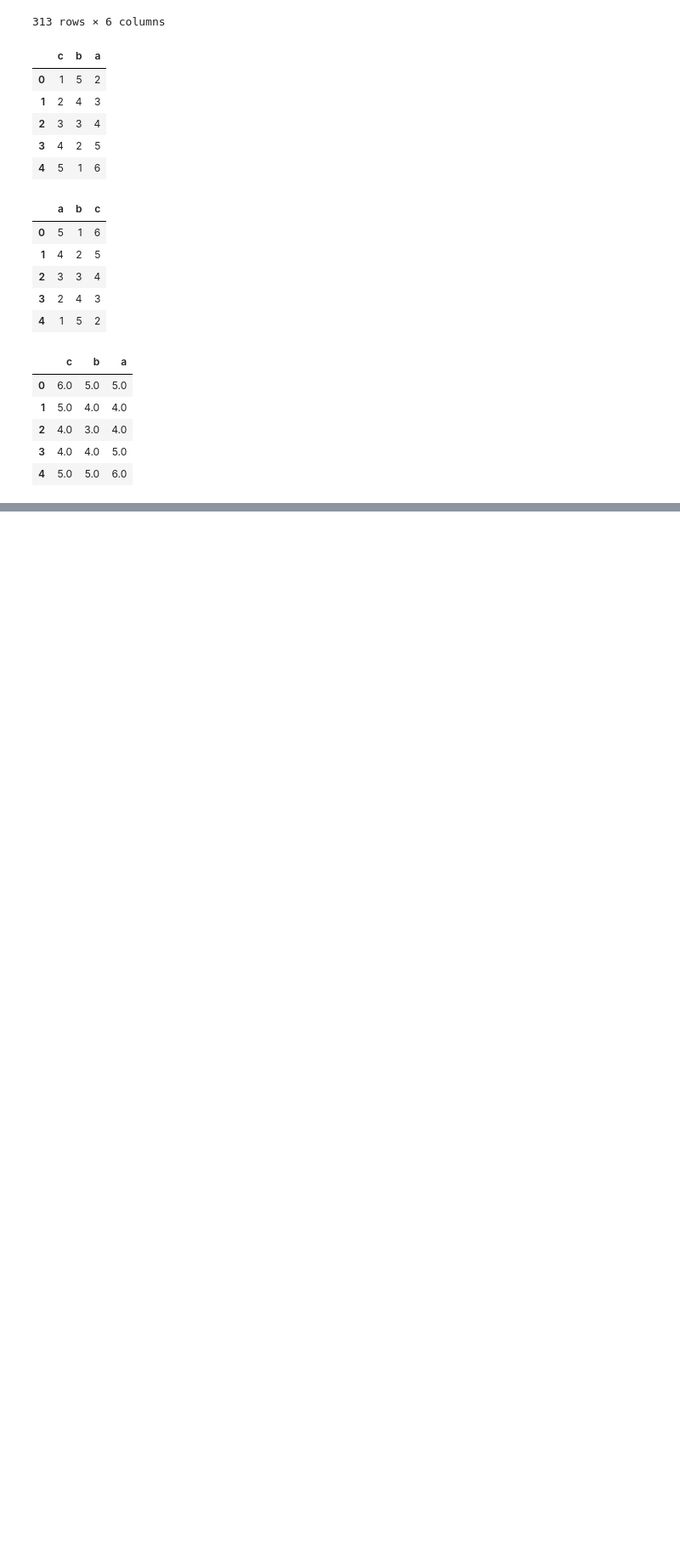
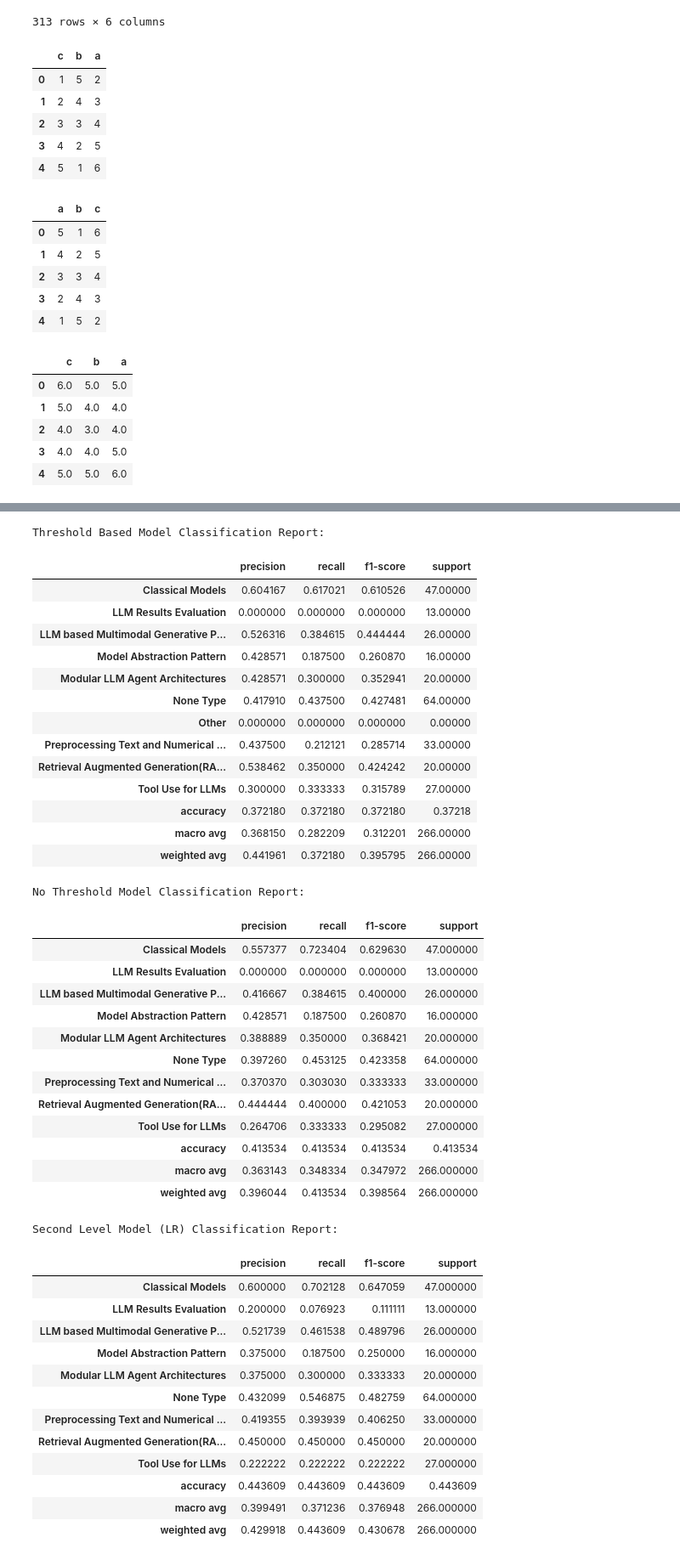
Before and after one commit to HasinthakaPiyumal/AI-Pattern-Mining-Project, a Jupyter notebook: notebooks/_test.ipynb, the cells around one changed output, grey strips where cells are left out. Shown at 85% size. Drawn from its saved outputs; the diff is of its cells as text; code cells hidden in the pictures; blank space fills up the shorter version.

```diff
--- a/notebooks/_test.ipynb
+++ b/notebooks/_test.ipynb
@@ -125,0 +149,55 @@ max_vals
+# %%
+from sklearn.metrics import classification_report
+
+print("Threshold Based Model Classification Report:")
+display(pd.DataFrame(classification_report(prediction_df['pattern'], prediction_df['threshold_class'],output_dict=True, zero_division=0)).T)
+print("No Threshold Model Classification Report:")
+display(pd.DataFrame(classification_report(prediction_df['pattern'], prediction_df['without_threshold_class'],output_dict=True, zero_division=0)).T)
+print("Second Level Model (LR) Classification Report:")
+display(pd.DataFrame(classification_report(prediction_df['pattern'], prediction_df['second_level_model_class_lr'],output_dict=True, zero_division=0)).T)
+print("Second Level Model (RR) Classification Report:")
+display(pd.DataFrame(classification_report(prediction_df['pattern'], prediction_df['second_level_model_class_rr'],output_dict=True, zero_division=0)).T)
+# %% [output]
+Threshold Based Model Classification Report:
+|  | precision | recall | f1-score | support |
+| Classical Models | 0.604167 | 0.617021 | 0.610526 | 47.00000 |
+| LLM Results Evaluation | 0.000000 | 0.000000 | 0.000000 | 13.00000 |
+| LLM based Multimodal Generative P... | 0.526316 | 0.384615 | 0.444444 | 26.00000 |
+| Model Abstraction Pattern | 0.428571 | 0.187500 | 0.260870 | 16.00000 |
+| Modular LLM Agent Architectures | 0.428571 | 0.300000 | 0.352941 | 20.00000 |
+| None Type | 0.417910 | 0.437500 | 0.427481 | 64.00000 |
+| Other | 0.000000 | 0.000000 | 0.000000 | 0.00000 |
+| Preprocessing Text and Numerical ... | 0.437500 | 0.212121 | 0.285714 | 33.00000 |
+| Retrieval Augmented Generation(RA... | 0.538462 | 0.350000 | 0.424242 | 20.00000 |
+| Tool Use for LLMs | 0.300000 | 0.333333 | 0.315789 | 27.00000 |
+| accuracy | 0.372180 | 0.372180 | 0.372180 | 0.37218 |
+| macro avg | 0.368150 | 0.282209 | 0.312201 | 266.00000 |
+| weighted avg | 0.441961 | 0.372180 | 0.395795 | 266.00000 |
+No Threshold Model Classification Report:
+|  | precision | recall | f1-score | support |
+| Classical Models | 0.557377 | 0.723404 | 0.629630 | 47.000000 |
+| LLM Results Evaluation | 0.000000 | 0.000000 | 0.000000 | 13.000000 |
+| LLM based Multimodal Generative P... | 0.416667 | 0.384615 | 0.400000 | 26.000000 |
+| Model Abstraction Pattern | 0.428571 | 0.187500 | 0.260870 | 16.000000 |
+| Modular LLM Agent Architectures | 0.388889 | 0.350000 | 0.368421 | 20.000000 |
+| None Type | 0.397260 | 0.453125 | 0.423358 | 64.000000 |
+| Preprocessing Text and Numerical ... | 0.370370 | 0.303030 | 0.333333 | 33.000000 |
+| Retrieval Augmented Generation(RA... | 0.444444 | 0.400000 | 0.421053 | 20.000000 |
+| Tool Use for LLMs | 0.264706 | 0.333333 | 0.295082 | 27.000000 |
+| accuracy | 0.413534 | 0.413534 | 0.413534 | 0.413534 |
+| macro avg | 0.363143 | 0.348334 | 0.347972 | 266.000000 |
+| weighted avg | 0.396044 | 0.413534 | 0.398564 | 266.000000 |
+Second Level Model (LR) Classification Report:
+|  | precision | recall | f1-score | support |
+| Classical Models | 0.600000 | 0.702128 | 0.647059 | 47.000000 |
+| LLM Results Evaluation | 0.200000 | 0.076923 | 0.111111 | 13.000000 |
+| LLM based Multimodal Generative P... | 0.521739 | 0.461538 | 0.489796 | 26.000000 |
+| Model Abstraction Pattern | 0.375000 | 0.187500 | 0.250000 | 16.000000 |
+| Modular LLM Agent Architectures | 0.375000 | 0.300000 | 0.333333 | 20.000000 |
+| None Type | 0.432099 | 0.546875 | 0.482759 | 64.000000 |
+| Preprocessing Text and Numerical ... | 0.419355 | 0.393939 | 0.406250 | 33.000000 |
+| Retrieval Augmented Generation(RA... | 0.450000 | 0.450000 | 0.450000 | 20.000000 |
+| Tool Use for LLMs | 0.222222 | 0.222222 | 0.222222 | 27.000000 |
+| accuracy | 0.443609 | 0.443609 | 0.443609 | 0.443609 |
+| macro avg | 0.399491 | 0.371236 | 0.376948 | 266.000000 |
+| weighted avg | 0.429918 | 0.443609 | 0.430678 | 266.000000 |
```
Also changed, not shown: parts of 6 cells of this notebook, 13 other files.
